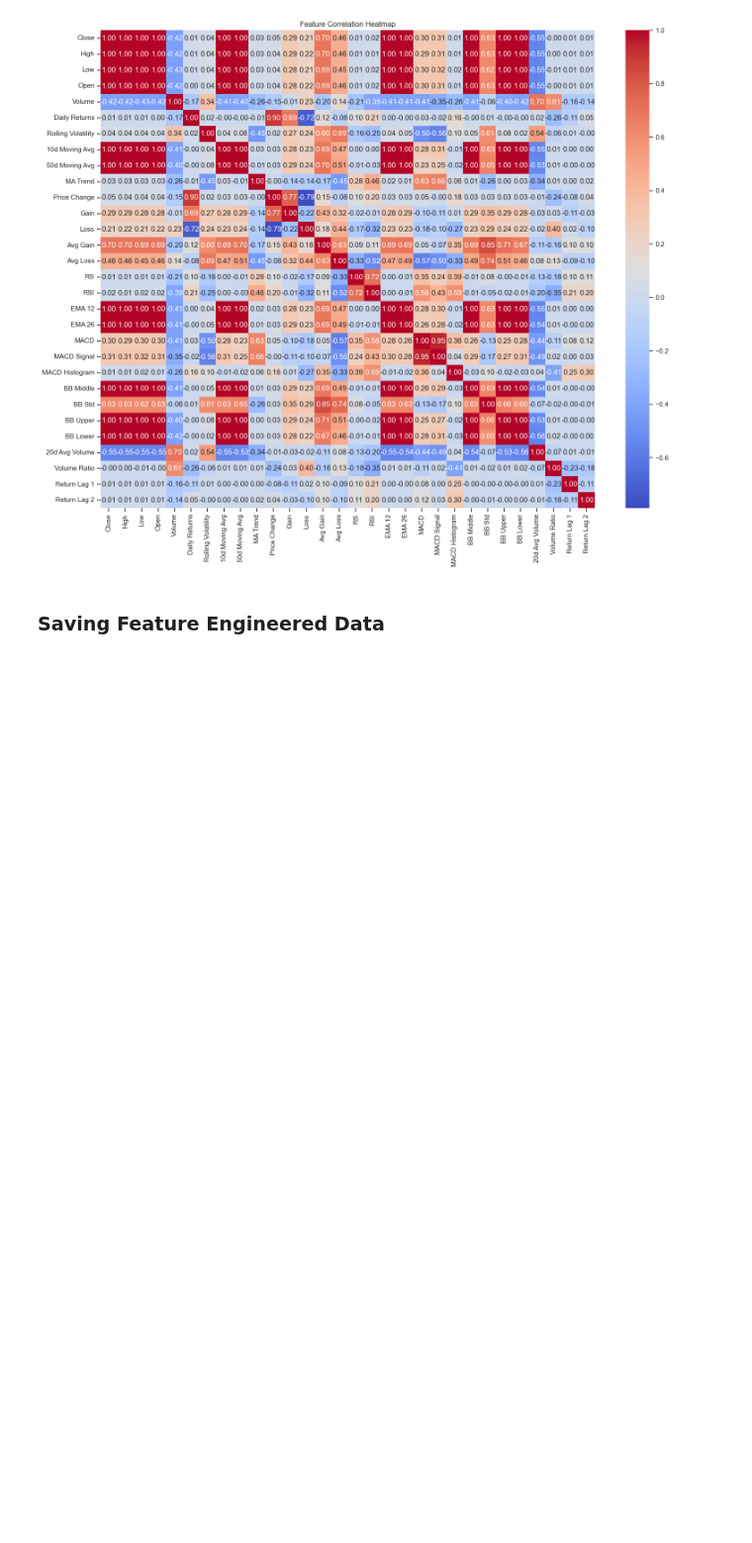
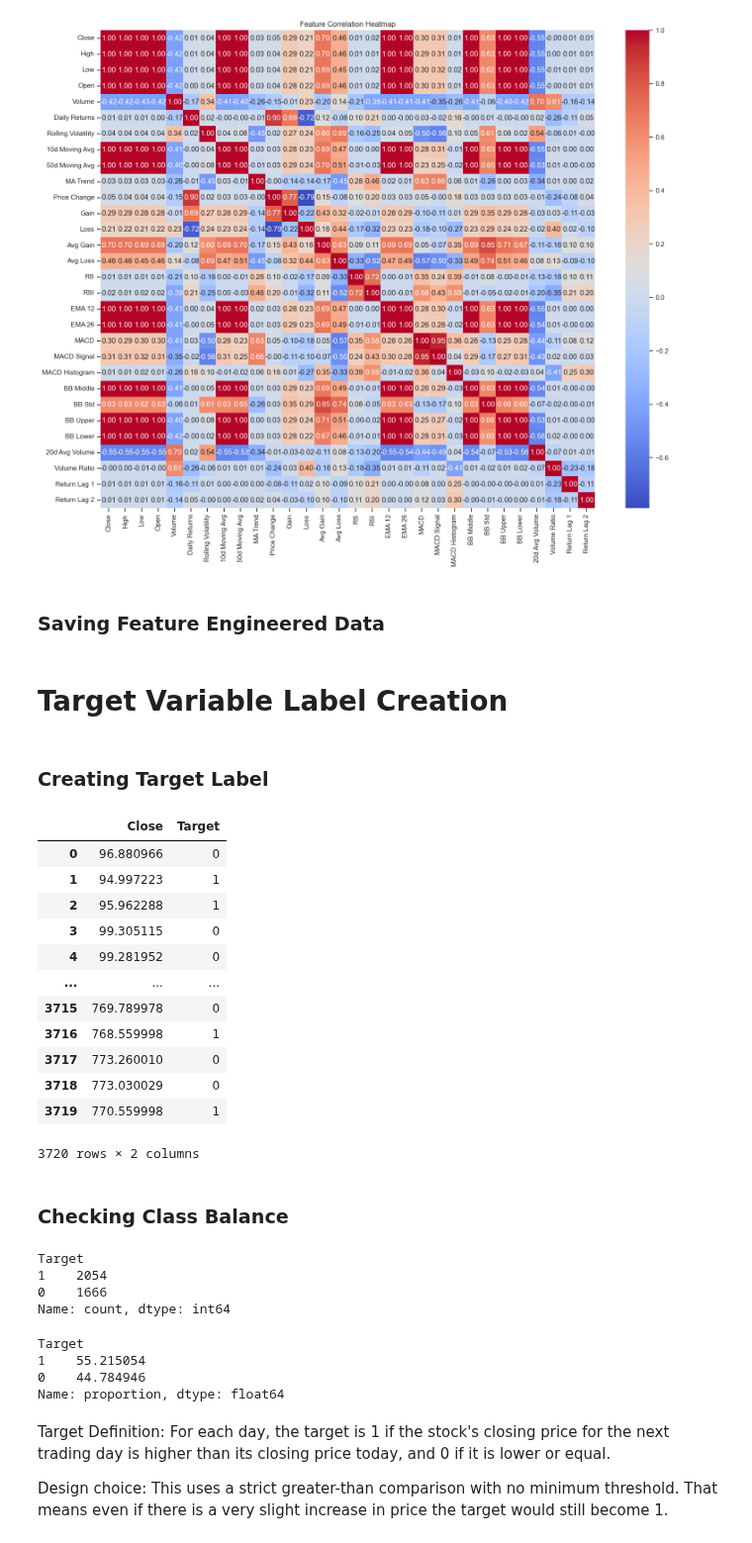
Before and after one commit to Junaid-Haider/Stock-Price-Direction-Predictor, a Jupyter notebook: notebooks/analysis.ipynb, the cells around one changed output. Shown at 99% size. Drawn from its saved outputs; the diff is of its cells as text; code cells hidden in the pictures; blank space fills up the shorter version.

Commit message:
Created Target Variable

```diff
--- a/notebooks/analysis.ipynb
+++ b/notebooks/analysis.ipynb
@@ -593,3 +593,47 @@ plt.show()
 ### Saving Feature Engineered Data
 # %%
 df.to_csv("../data/features.csv")
+# %% [markdown]
+# Target Variable Label Creation
+# %%
+df=pd.read_csv("../data/features.csv")
+# %% [markdown]
+### Creating Target Label
+# %%
+df["Target"]=(df["Close"] < (df["Close"].shift(-1))).astype(int)
+df=df.iloc[:-1]             #Removing last row as there is no value of tommorow for that
+df[["Close","Target"]]
+# %% [output]
+|  | Close | Target |
+| 0 | 96.880966 | 0 |
+| 1 | 94.997223 | 1 |
+| 2 | 95.962288 | 1 |
+| 3 | 99.305115 | 0 |
+| 4 | 99.281952 | 0 |
+| ... | ... | ... |
+| 3715 | 769.789978 | 0 |
+| 3716 | 768.559998 | 1 |
+| 3717 | 773.260010 | 0 |
+| 3718 | 773.030029 | 0 |
+| 3719 | 770.559998 | 1 |
+3720 rows × 2 columns
+# %% [markdown]
+### Checking Class Balance
+# %%
+df["Target"].value_counts()
+# %% [output]
+Target
+1    2054
+0    1666
+Name: count, dtype: int64
+# %%
+df["Target"].value_counts(normalize=True)*100
+# %% [output]
+Target
+1    55.215054
+0    44.784946
+Name: proportion, dtype: float64
+# %% [markdown]
+Target Definition: For each day, the target is 1 if the stock's closing price for the next trading day is higher than its closing price today, and 0 if it is lower or equal.
+
+Design choice: This uses a strict greater-than comparison with no minimum threshold. That means even if there is a very slight increase in price the target would still become 1.
```
